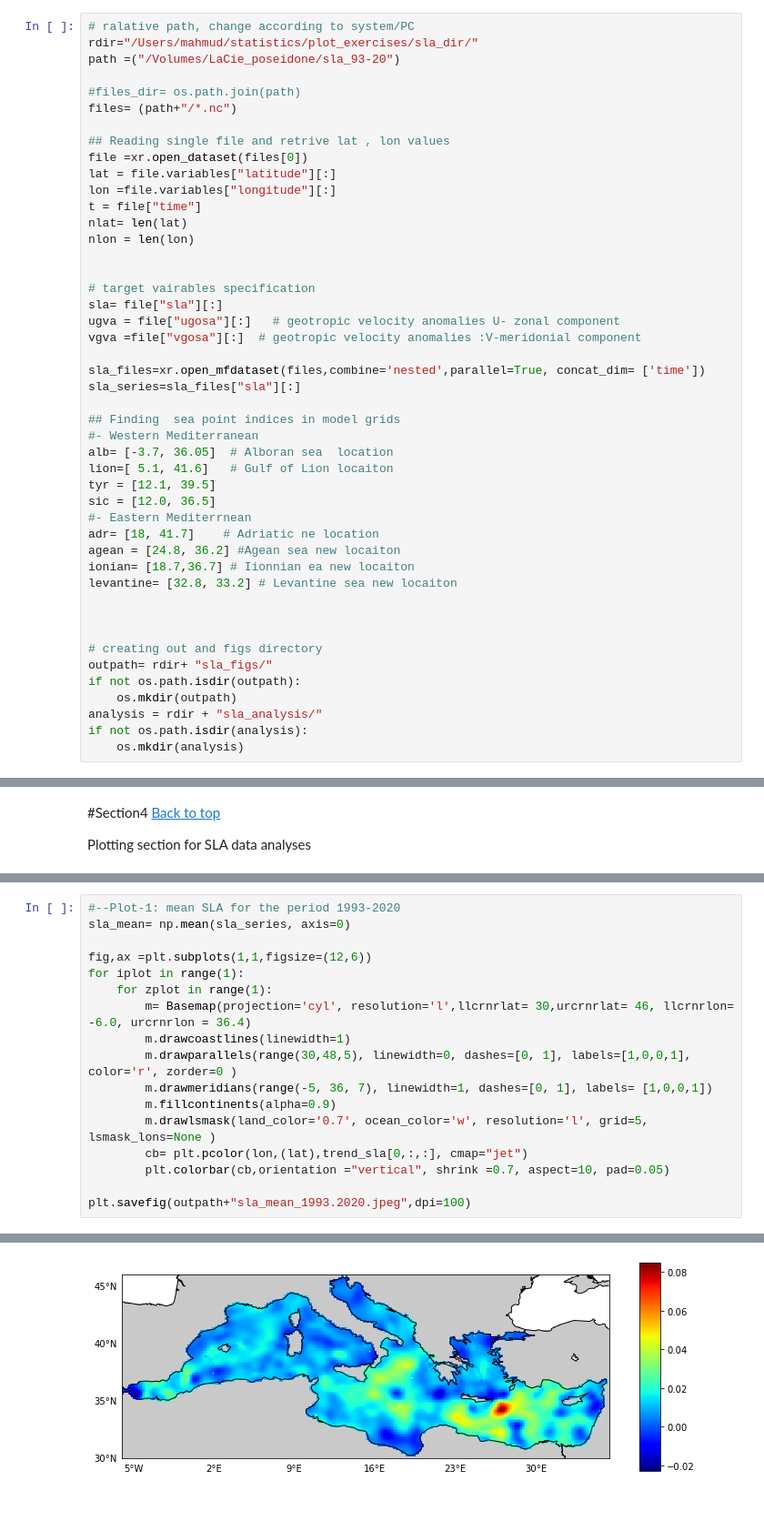
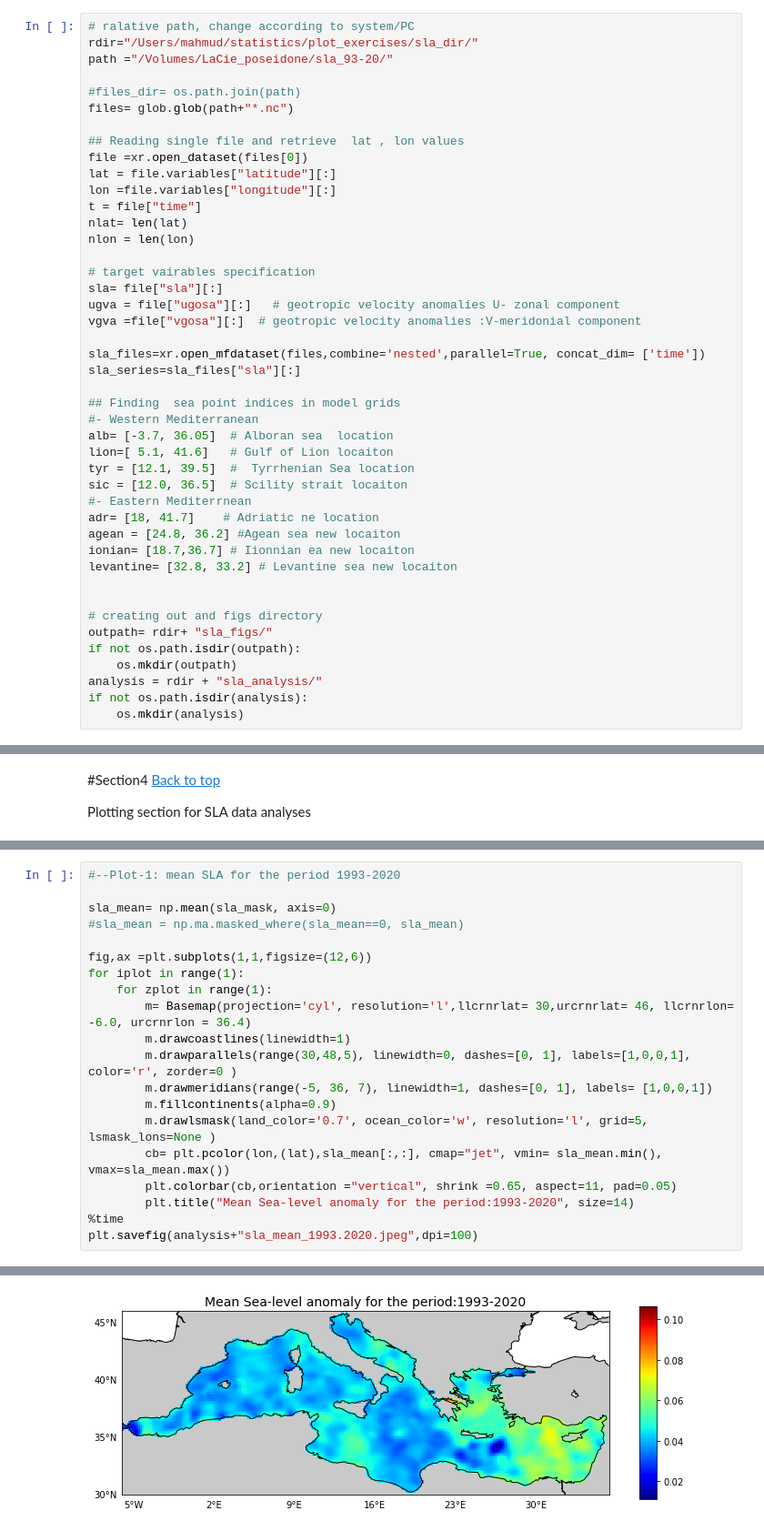
Before and after one commit to mhgcmcc/sla-trend, a Jupyter notebook: sla_medsea.ipynb, the cells around one changed output, grey strips where cells are left out. Shown: that part at 91% size. Saved outputs shown, nothing was run; the diff lists cells and outputs as text; blank space fills up the shorter version.

```diff
--- a/sla_medsea.ipynb
+++ b/sla_medsea.ipynb
@@ -39,19 +58,18 @@ downloading the dataset from the Wekeo Dias portal
 # %%
 # ralative path, change according to system/PC
 rdir="/Users/mahmud/statistics/plot_exercises/sla_dir/"
-path =("/Volumes/LaCie_poseidone/sla_93-20")
+path ="/Volumes/LaCie_poseidone/sla_93-20/"
 
 #files_dir= os.path.join(path)
-files= (path+"/*.nc")
+files= glob.glob(path+"*.nc")
 
-## Reading single file and retrive lat , lon values
+## Reading single file and retrieve  lat , lon values
 file =xr.open_dataset(files[0])
 lat = file.variables["latitude"][:]
 lon =file.variables["longitude"][:]
 t = file["time"]
 nlat= len(lat)
 nlon = len(lon)
-
 
 # target vairables specification
 sla= file["sla"][:]
@@ -65,14 +83,13 @@ sla_series=sla_files["sla"][:]
 #- Western Mediterranean
 alb= [-3.7, 36.05]  # Alboran sea  location
 lion=[ 5.1, 41.6]   # Gulf of Lion locaiton
-tyr = [12.1, 39.5]
-sic = [12.0, 36.5]
+tyr = [12.1, 39.5]  #  Tyrrhenian Sea location
+sic = [12.0, 36.5]  # Scility strait locaiton
 #- Eastern Mediterrnean
 adr= [18, 41.7]    # Adriatic ne location
 agean = [24.8, 36.2] #Agean sea new locaiton
 ionian= [18.7,36.7] # Iionnian ea new locaiton
 levantine= [32.8, 33.2] # Levantine sea new locaiton
-
 
 
 # creating out and figs directory
@@ -133,6 +162,8 @@ Plotting section for  SLA data analyses
 # %%
 #--Plot-1: mean SLA for the period 1993-2020
-sla_mean= np.mean(sla_series, axis=0)
+
+sla_mean= np.mean(sla_mask, axis=0)
+#sla_mean = np.ma.masked_where(sla_mean==0, sla_mean)
 
 fig,ax =plt.subplots(1,1,figsize=(12,6))
 for iplot in range(1):
@@ -143,8 +174,9 @@ for iplot in range(1):
         m.drawmeridians(range(-5, 36, 7), linewidth=1, dashes=[0, 1], labels= [1,0,0,1])
         m.fillcontinents(alpha=0.9)
         m.drawlsmask(land_color='0.7', ocean_color='w', resolution='l', grid=5, lsmask_lons=None )
-        cb= plt.pcolor(lon,(lat),trend_sla[0,:,:], cmap="jet")
-        plt.colorbar(cb,orientation ="vertical", shrink =0.7, aspect=10, pad=0.05)
-
-plt.savefig(outpath+"sla_mean_1993.2020.jpeg",dpi=100)
+        cb= plt.pcolor(lon,(lat),sla_mean[:,:], cmap="jet", vmin= sla_mean.min(), vmax=sla_mean.max())
+        plt.colorbar(cb,orientation ="vertical", shrink =0.65, aspect=11, pad=0.05)
+        plt.title("Mean Sea-level anomaly for the period:1993-2020", size=14)
+%time
+plt.savefig(analysis+"sla_mean_1993.2020.jpeg",dpi=100)
 # %% [output]
@@ -151,2 +185,2 @@ plt.savefig(outpath+"sla_mean_1993.2020.jpeg",dpi=100)
-[figure, old version]
+[figure, new version]
 # %%
```
Also changed, not shown: parts of 20 cells of this notebook.
